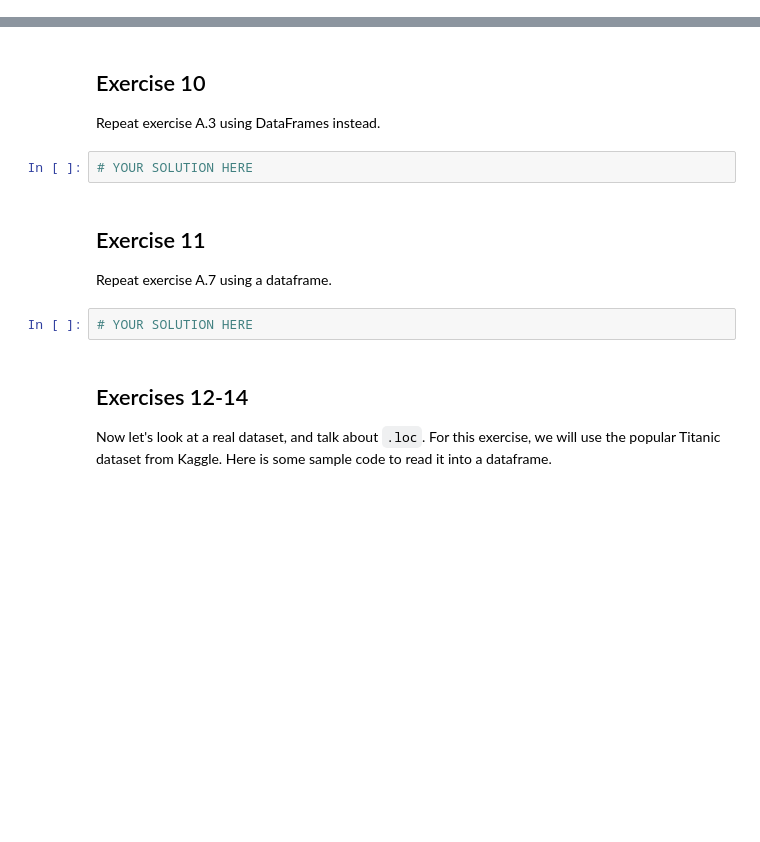
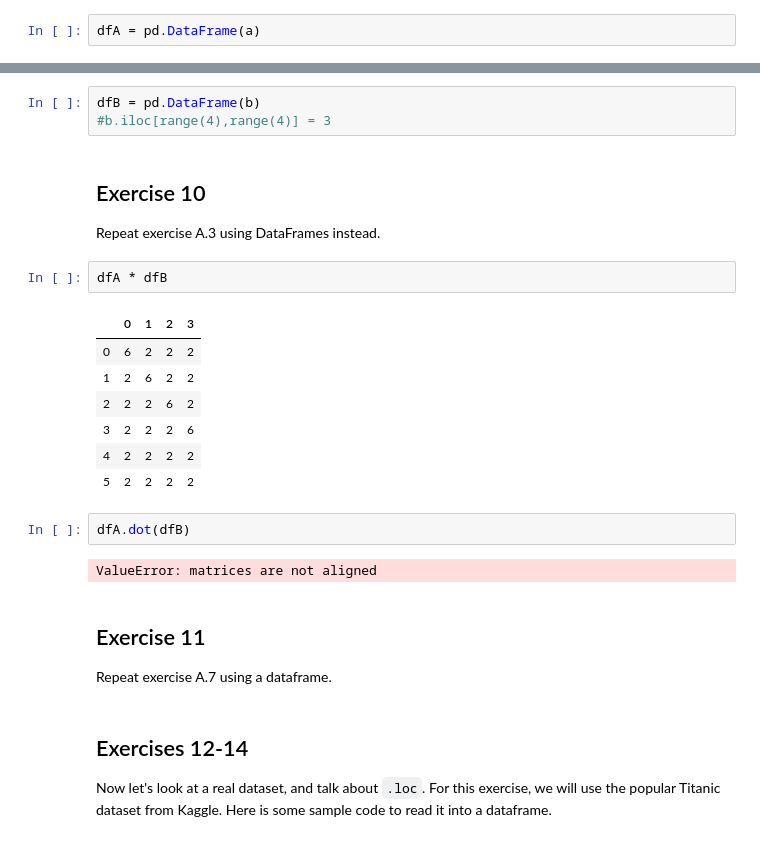
Before and after one commit to 2019-winter/lab-1-maxwell9999, a Jupyter notebook: labs/Lab 1 - Python and NumPy.ipynb, the cells around one changed output, grey strips where cells are left out. Cells and saved outputs as stored; diff of their text form; blank space fills up the shorter version.

```diff
--- a/labs/Lab 1 - Python and NumPy.ipynb
+++ b/labs/Lab 1 - Python and NumPy.ipynb
@@ -157,3 +169,5 @@ Repeat exercise A.1 from Marsland, but create a Pandas DataFrame instead of a Nu
+# %%
+dfA = pd.DataFrame(a)
 # %% [markdown]
 ## Exercise 9
 Repeat exercise A.2 using a DataFrame instead.
@@ -162,13 +174,26 @@ Repeat exercise A.2 using a DataFrame instead.
+# %%
+dfB = pd.DataFrame(b)
+#b.iloc[range(4),range(4)] = 3
 # %% [markdown]
 ## Exercise 10
 Repeat exercise A.3 using DataFrames instead.
-# %%
-# YOUR SOLUTION HERE
+# %%
+dfA * dfB
+# %% [output]
+|  | 0 | 1 | 2 | 3 |
+| 0 | 6 | 2 | 2 | 2 |
+| 1 | 2 | 6 | 2 | 2 |
+| 2 | 2 | 2 | 6 | 2 |
+| 3 | 2 | 2 | 2 | 6 |
+| 4 | 2 | 2 | 2 | 2 |
+| 5 | 2 | 2 | 2 | 2 |
+# %%
+dfA.dot(dfB)
+# %% [output]
+ValueError: matrices are not aligned
 # %% [markdown]
 ## Exercise 11
 Repeat exercise A.7 using a dataframe.
-# %%
-# YOUR SOLUTION HERE
 # %% [markdown]
 ## Exercises 12-14
 Now let's look at a real dataset, and talk about ``.loc``. For this exercise, we will use the popular Titanic dataset from Kaggle. Here is some sample code to read it into a dataframe.
```
Also changed, not shown: parts of 12 cells of this notebook, 1 other file.
